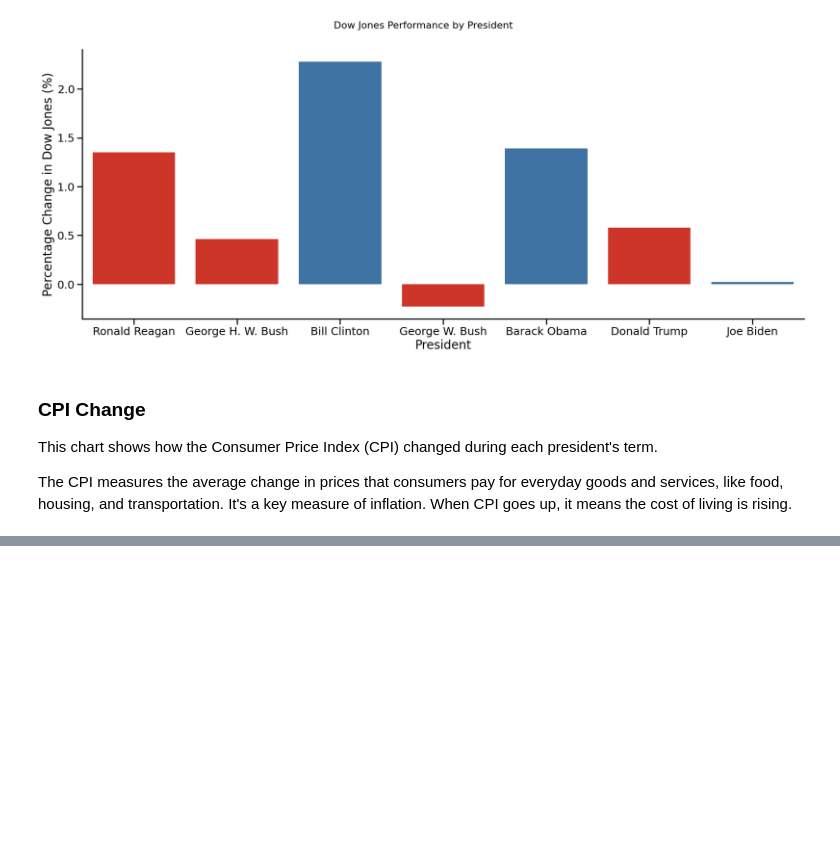
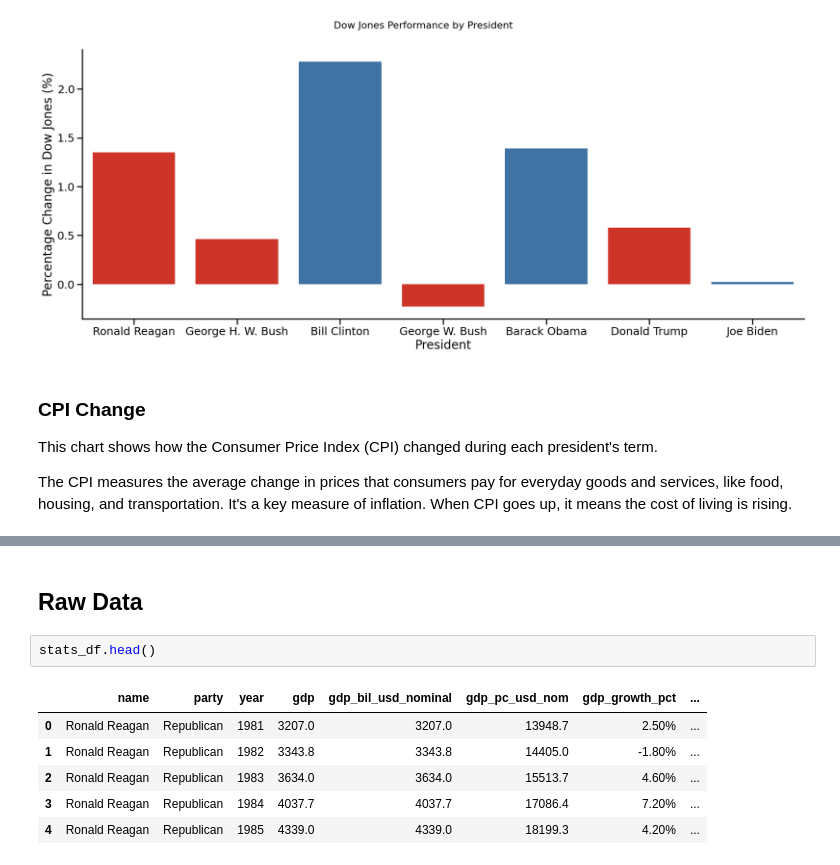
Before and after one commit to cliffpyles/EconomicPerformance, a Jupyter notebook: EconomicPerformance.ipynb, the cells around one changed output, grey strips where cells are left out. Saved outputs shown, nothing was run; the diff lists cells and outputs as text; blank space fills up the shorter version.

```diff
--- a/EconomicPerformance.ipynb
+++ b/EconomicPerformance.ipynb
@@ -335,0 +471,11 @@ plot_stat_by_president(
+# %% [markdown]
+## Raw Data
+# %%
+stats_df.head()
+# %% [output]
+|  | name | party | year | gdp | gdp_bil_usd_nominal | gdp_pc_usd_nom | gdp_growth_pct | ... |
+| 0 | Ronald Reagan | Republican | 1981 | 3207.0 | 3207.0 | 13948.7 | 2.50% | ... |
+| 1 | Ronald Reagan | Republican | 1982 | 3343.8 | 3343.8 | 14405.0 | -1.80% | ... |
+| 2 | Ronald Reagan | Republican | 1983 | 3634.0 | 3634.0 | 15513.7 | 4.60% | ... |
+| 3 | Ronald Reagan | Republican | 1984 | 4037.7 | 4037.7 | 17086.4 | 7.20% | ... |
+| 4 | Ronald Reagan | Republican | 1985 | 4339.0 | 4339.0 | 18199.3 | 4.20% | ... |
```
Also changed, not shown: parts of 10 cells of this notebook, 3 other files.
